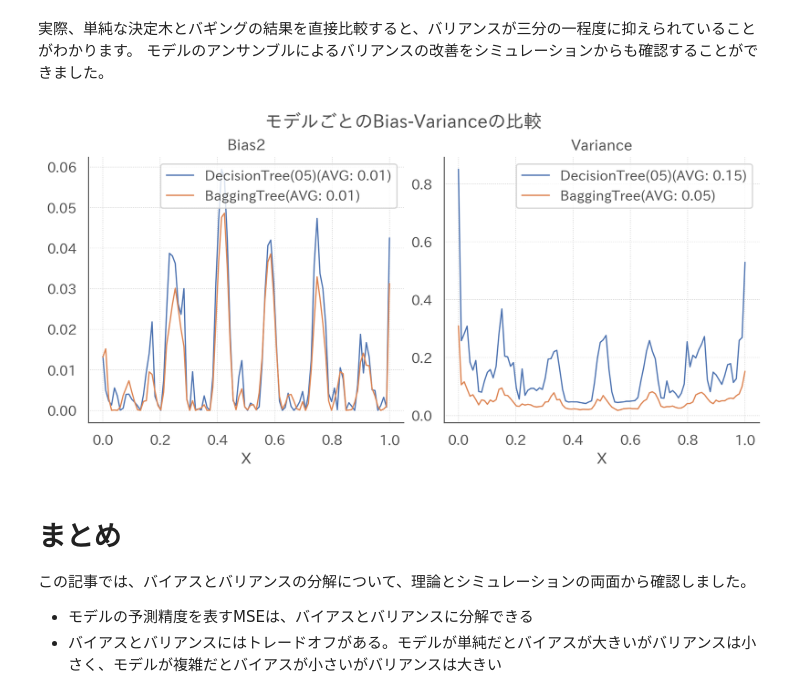
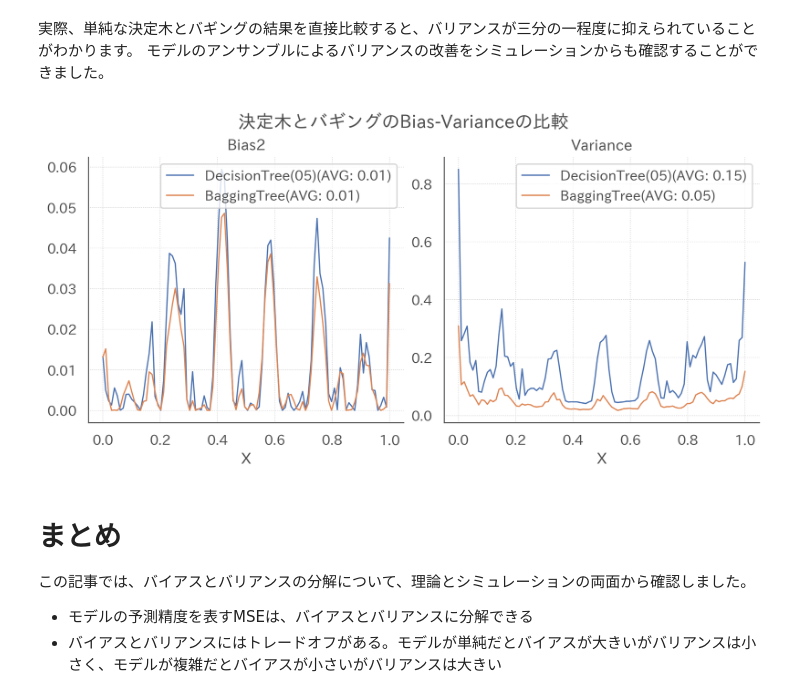
Before and after one commit to dropout009/bias_variance, a Jupyter notebook: main.ipynb, the cells around one changed output. Cells and saved outputs as stored; diff of their text form; code cells hidden in the pictures.

```diff
--- a/main.ipynb
+++ b/main.ipynb
@@ -316,10 +316,11 @@ class Simulator:
         axes[1].set(xlabel="X", ylabel="Y", ylim=ylim, title="Varianceの可視化")
 
         fig.suptitle(f"{estimator_key}のBiasとVarianceを可視化")
+        fig.savefig(f"output/{estimator_key}のBiasとVarianceを可視化")
         fig.show()
 
     def draw_bias_variance(
-        self, bias_variances: dict[str, dict[str, np.ndarray]]
+        self, bias_variances: dict[str, dict[str, np.ndarray]], title: str
     ) -> None:
         """バイアスとバリアンスを可視化する
 
@@ -340,7 +341,8 @@ class Simulator:
                 )
                 ax.legend()
                 ax.set(xlabel="X", title=k)
-        fig.suptitle(f"モデルごとのBias-Varianceの比較")
+        fig.suptitle(title)
+        fig.savefig(f"output/{title}")
         fig.show()
 # %% [markdown]
 ## シミュレーション結果の確認
@@ -617,9 +620,9 @@ simulator.draw_prediction(y_preds=y_preds, simulation_ids=range(20), estimator_k
 モデルのアンサンブルによるバリアンスの改善をシミュレーションからも確認することができました。
 # %%
 # 決定木とバギングでバイアスとバリアンスを比較
-simulator.draw_bias_variance(bias_variances)
+simulator.draw_bias_variance(bias_variances, title="決定木とバギングのBias-Varianceの比較")
 # %% [output]
-[figure, old version]
+[figure, new version]
 # %% [markdown]
 # まとめ
 
```
Also changed, not shown: parts of 2 cells of this notebook.
